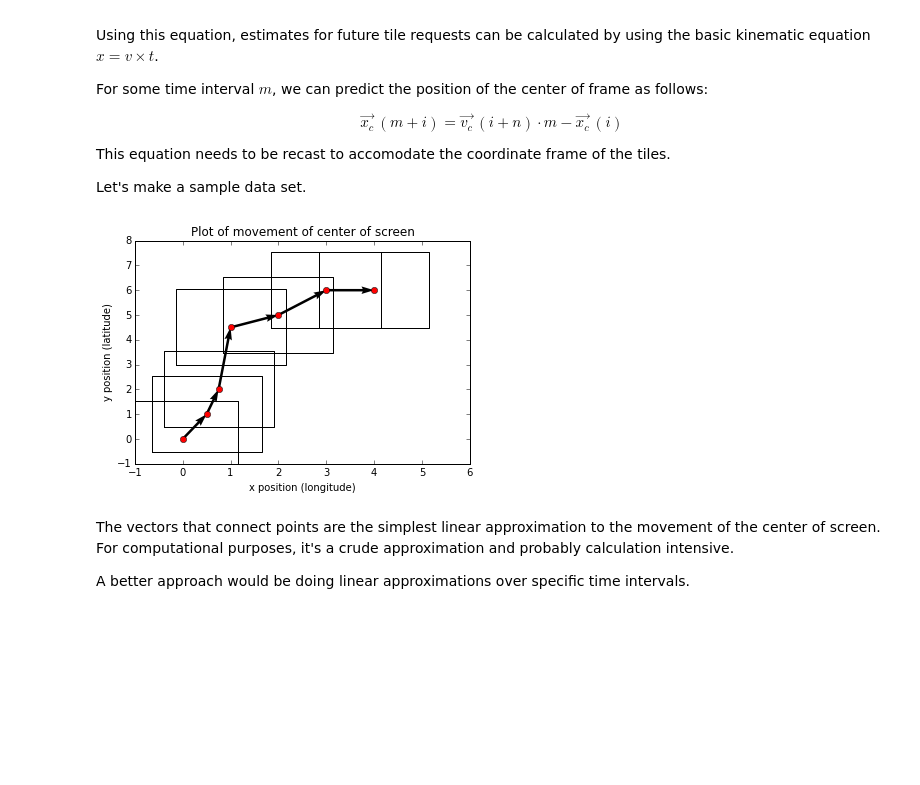
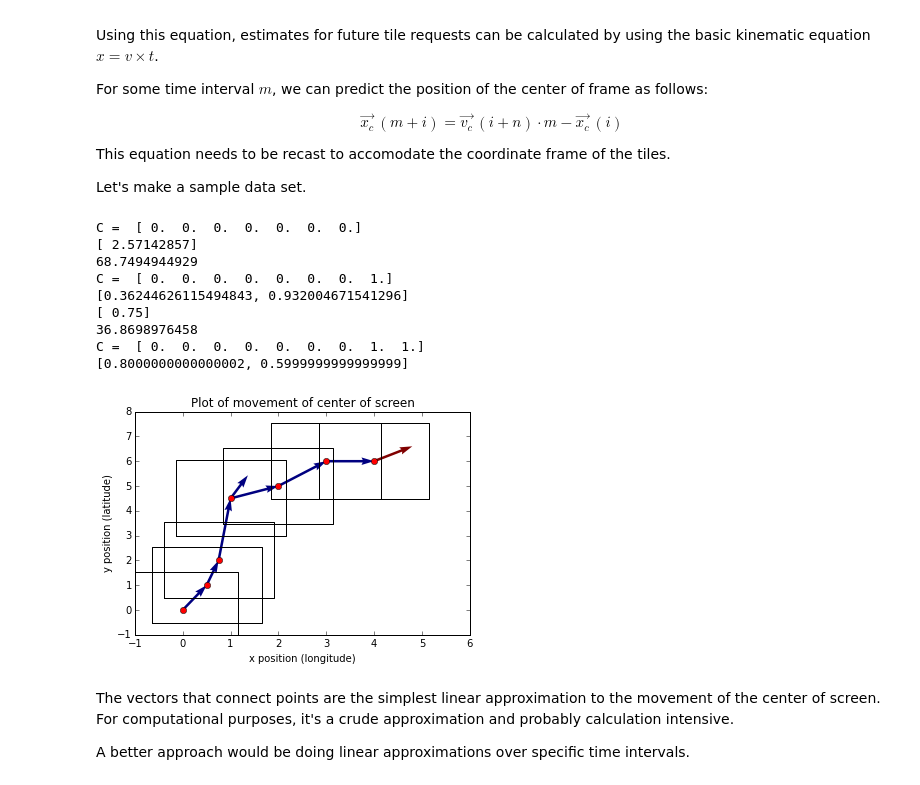
Before and after one commit to andy-esch/tilemath, a Jupyter notebook: tilePredictions.ipynb, the cells around one changed output. Saved outputs shown, nothing was run; the diff lists cells and outputs as text; code cells hidden in the pictures; blank space fills up the shorter version.

```diff
--- a/tilePredictions.ipynb
+++ b/tilePredictions.ipynb
@@ -24,6 +24,7 @@ Let's make a sample data set.
 # Initialize things
 %matplotlib inline
 import matplotlib.pyplot as plt
+import math
 import numpy as np
 from sklearn import datasets, linear_model
 
@@ -44,39 +45,73 @@ def vectorize(arr):
 alpha = 2.3
 ratio = 4. / 3.
 
+skip = 3
+
+regr = linear_model.LinearRegression()
+
 # Draw a screen around all points
 def boundingBox(x0,y0,w,h):
     # Will be a box of the window shape centered on the COS with width w and height h
     x = np.array([x0-w/2.,x0-w/2.,x0+w/2.,x0+w/2.,])
     y = np.array([y0-h/2.,y0+h/2.,y0+h/2.,y0-h/2.])
     return np.append(x,x[0]),np.append(y,y[0])
 
 
 # Define center-of-screen positions
 x = np.array([0,0.5,0.75,1,2,3,4])
 y = np.array([0,1,2,4.5,5,6,6])
 
 # Get vectors (change in position in a unit of time)
 U = vectorize(x)
 V = vectorize(y)
 
 plt.figure()
 ax = plt.gca()
 ax.plot(x,y,'ro')
-ax.quiver(x[:-1],y[:-1],U,V,angles='xy',scale_units='xy',scale=1)
+quivArray_x = x[:-1]
+quivArray_y = y[:-1]
+quivArray_U = U
+quivArray_V = V
+C = np.zeros(len(x))
+if True:
+    print "C = ", C
+
 for i in range(len(x)):
-    xtemp, ytemp = boundingBox(x[i],y[i],alpha,ratio*alpha);
+    xtemp, ytemp = boundingBox(x[i],y[i],alpha,ratio*alpha)
     plt.plot(xtemp,ytemp,'k-')
+    if (i % skip == 0) & (i != 0):
+        regr.fit(x[(i-skip):i,np.newaxis],y[(i-skip):i])
+        print regr.coef_
+        th = math.atan(regr.coef_[0])
+        print th * 180 / np.pi
+        unitVec = [math.cos(th),math.sin(th)]
+        quivArray_x = np.append(quivArray_x,x[i])
+        quivArray_y = np.append(quivArray_y,y[i])
+        quivArray_U = np.append(quivArray_U,unitVec[0])
+        quivArray_V = np.append(quivArray_V,unitVec[1])
+        C = np.append(C,1.)
+        print "C = ",C
+        print unitVec
 
+ax.quiver(quivArray_x,quivArray_y,quivArray_U,quivArray_V,C,angles='xy',scale_units='xy',scale=1)
 ax.set_xlim([-1,6])
 ax.set_ylim([-1,8])
 plt.title("Plot of movement of center of screen")
 plt.ylabel("y position (latitude)")
 plt.xlabel("x position (longitude)")
 plt.draw()
 plt.show()
 # %% [output]
+C =  [ 0.  0.  0.  0.  0.  0.  0.]
+[ 2.57142857]
+68.7494944929
+C =  [ 0.  0.  0.  0.  0.  0.  0.  1.]
+[0.36244626115494843, 0.932004671541296]
+[ 0.75]
+36.8698976458
+C =  [ 0.  0.  0.  0.  0.  0.  0.  1.  1.]
+[0.8000000000000002, 0.5999999999999999]
-[figure, old version]
+[figure, new version]
 # %% [markdown]
 The vectors that connect points are the simplest linear approximation to the movement of the center of screen. For computational purposes, it's a crude approximation and probably calculation intensive.
 
```
Also changed, not shown: parts of 2 cells of this notebook.
